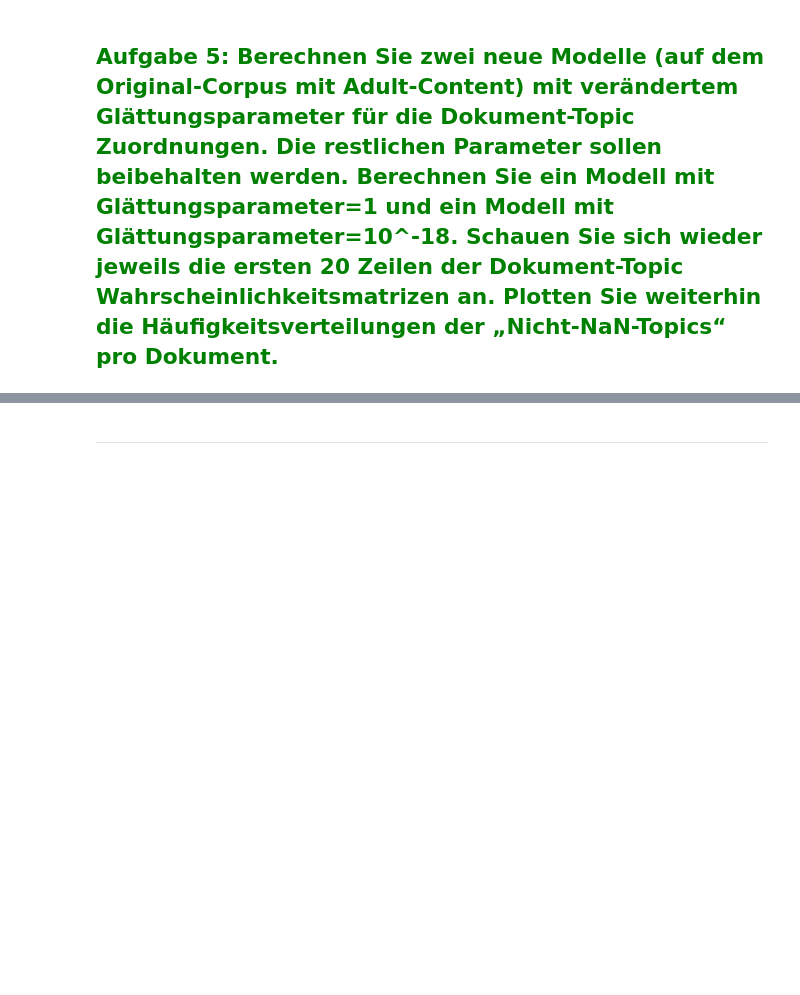
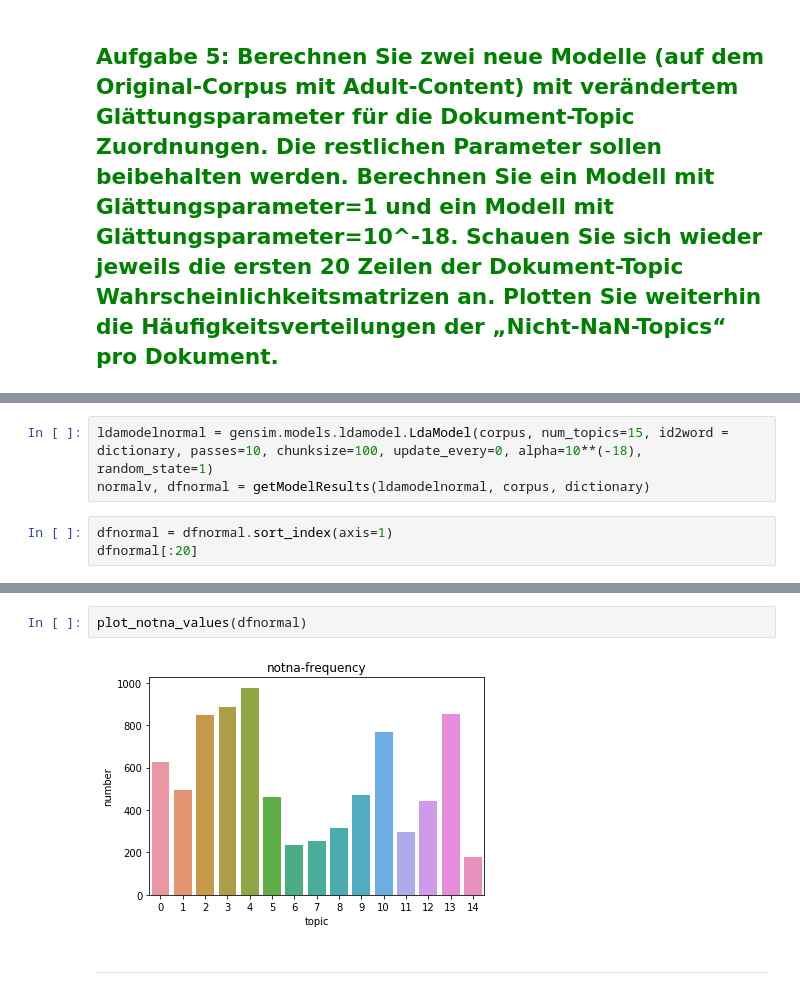
Before and after one commit to tobirohrer/webmining, a Jupyter notebook: praktikum4/praktikum4_TopicModels.ipynb, the cells around one changed output, grey strips where cells are left out. Cells and saved outputs as stored; diff of their text form; blank space fills up the shorter version.

Commit message:
added Teil 1 - Aufgabe 5 to praktikum4_TopicModels

```diff
--- a/praktikum4/praktikum4_TopicModels.ipynb
+++ b/praktikum4/praktikum4_TopicModels.ipynb
@@ -360,0 +400,6 @@ Research  AND  Education
+# %%
+ldamodelnormal = gensim.models.ldamodel.LdaModel(corpus, num_topics=15, id2word = dictionary, passes=10, chunksize=100, update_every=0, alpha=10**(-18), random_state=1)
+normalv, dfnormal = getModelResults(ldamodelnormal, corpus, dictionary)
+# %%
+dfnormal = dfnormal.sort_index(axis=1)
+dfnormal[:20]
@@ -361,3 +424,7 @@ Research  AND  Education
+# %%
+plot_notna_values(dfnormal)
+# %% [output]
+[figure, added]
 # %% [markdown]
 ---
 # %% [markdown]
```
Also changed, not shown: parts of 9 cells of this notebook.
